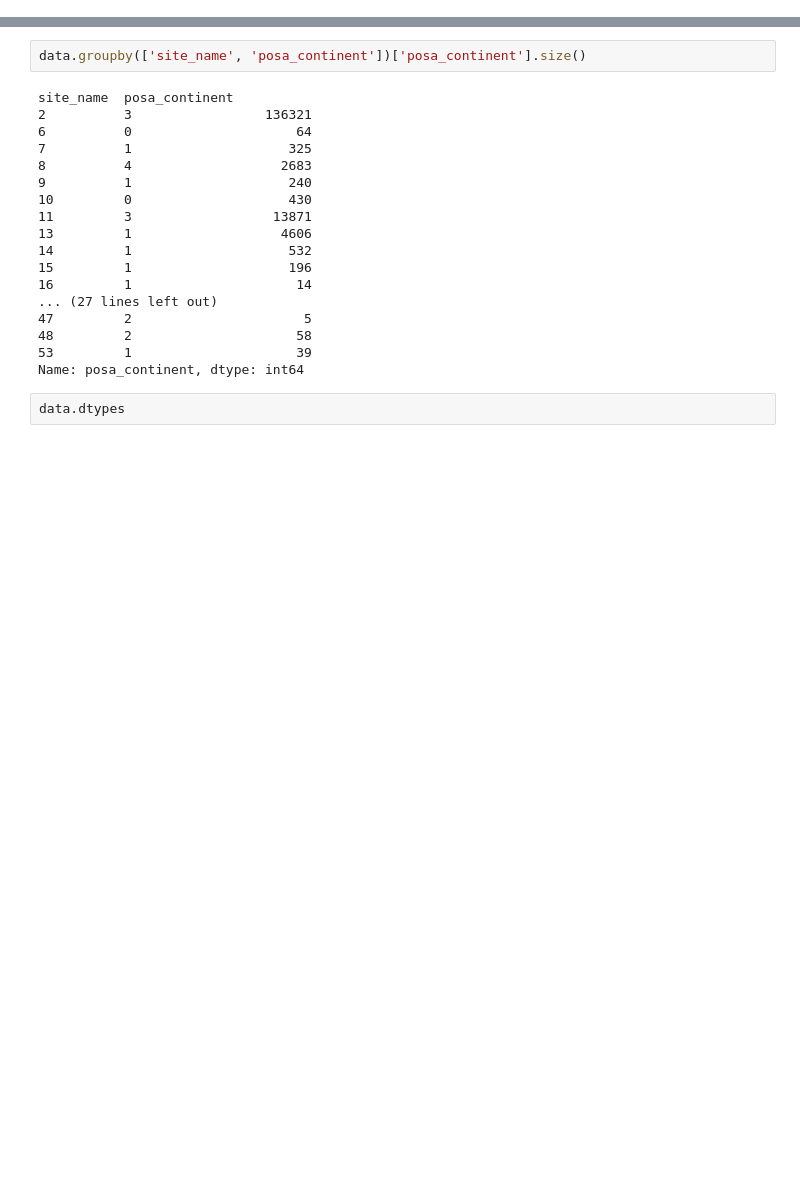
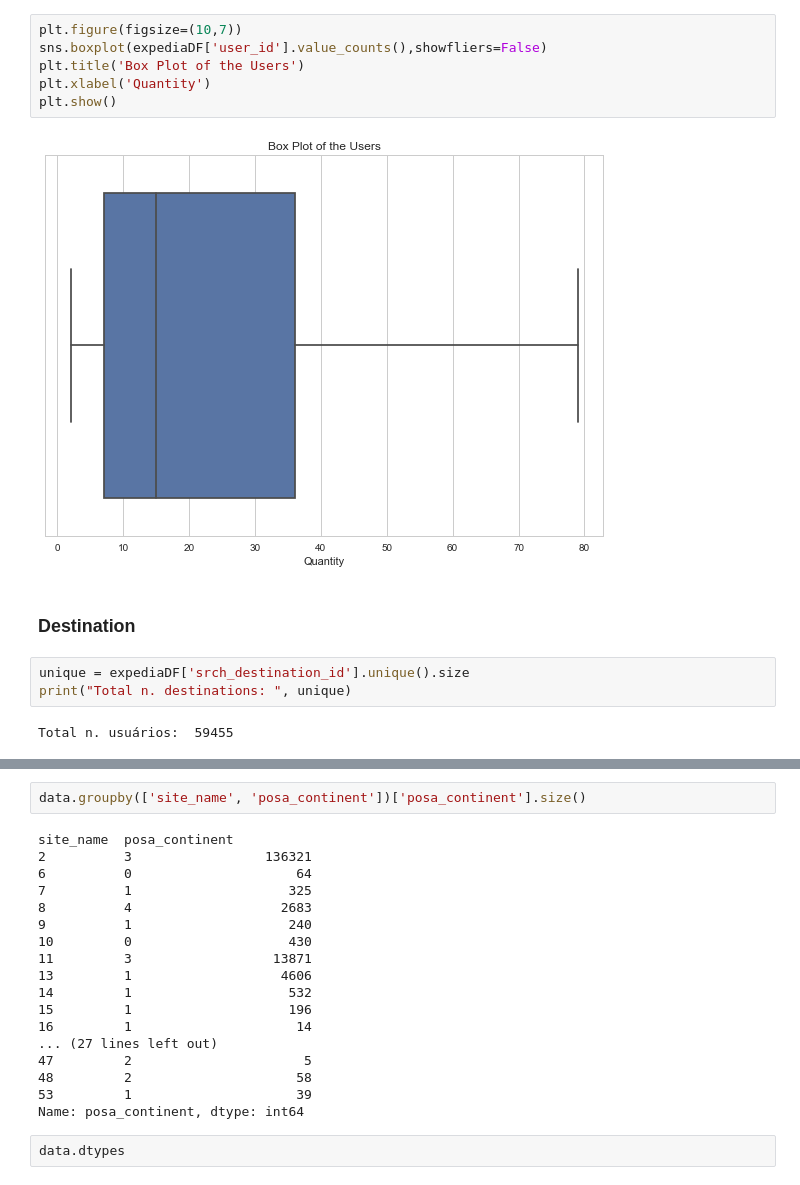
Before and after one commit to silvanabc/expedia-hotel-recommendations, a Jupyter notebook: Hotel Recommendations.ipynb, the cells around one changed output, grey strips where cells are left out. Cells and saved outputs as stored; diff of their text form; blank space fills up the shorter version.

```diff
--- a/Hotel Recommendations.ipynb
+++ b/Hotel Recommendations.ipynb
@@ -28,0 +76,15 @@ testData['site_name'].size
+# %%
+plt.figure(figsize=(10,7))
+sns.boxplot(expediaDF['user_id'].value_counts(),showfliers=False)
+plt.title('Box Plot of the Users')
+plt.xlabel('Quantity')
+plt.show()
+# %% [output]
+[figure, added]
+# %% [markdown]
+### Destination
+# %%
+unique = expediaDF['srch_destination_id'].unique().size
+print("Total n. destinations: ", unique)
+# %% [output]
+Total n. usuários:  59455
```
Also changed, not shown: parts of 39 cells of this notebook.
